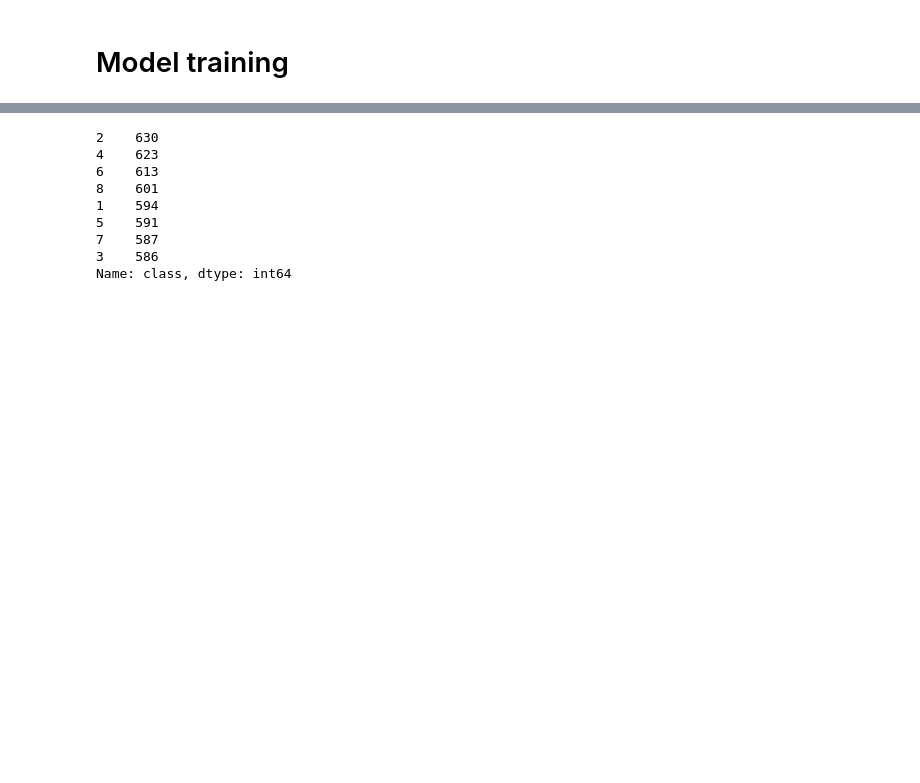
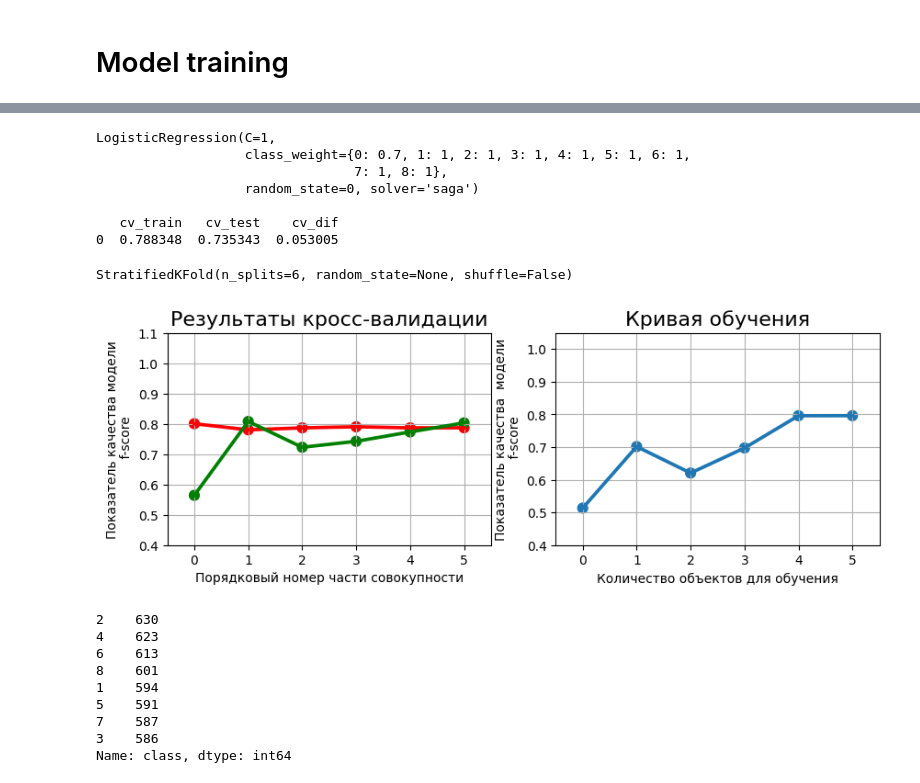
Before and after one commit to gesture-classification/test_task, a Jupyter notebook: notebooks/Project.ipynb, the cells around one changed output, grey strips where cells are left out. Saved outputs shown, nothing was run; the diff lists cells and outputs as text; code cells hidden in the pictures; blank space fills up the shorter version.

```diff
--- a/notebooks/Project.ipynb
+++ b/notebooks/Project.ipynb
@@ -269,7 +262,7 @@ def stratified_cross_valid(model: LogisticRegression,
     кросс-валидации, кривой достаточности данных и таблицы с результатами
     """
     print(model)
-    cv_splitter = StratifiedKFold(n_splits = n, random_state=seed_value)
+    cv_splitter = StratifiedKFold(n_splits = n)
 
     metric_table = pd.DataFrame()
 
@@ -299,7 +292,7 @@ def stratified_cross_valid(model: LogisticRegression,
     fig, ax = plt.subplots(1,2, figsize=(10, 3))
     sns.pointplot(x=np.arange(n), y=cv_res['train_score'], color = 'r', ax=ax[0])
     sns.pointplot(x=np.arange(n), y=cv_res['test_score'], color = 'g', ax=ax[0])
-    ax[0].set_title('Результаты кросс-валидации', fontsize=16)
+    ax[0].set_title('Результаты кросс-валидации', fontsize=14)
     ax[0].set_xlabel('Порядковый номер части совокупности')
     ax[0].set_ylabel('Показатель качества модели\n f-score')
     ax[0].set_ylim(0.4, 1.1)
@@ -318,13 +311,13 @@ def stratified_cross_valid(model: LogisticRegression,
         result.append(res)
 
     sns.pointplot(x=np.arange(n), y=result, ax=ax[1])
-    ax[1].set_title('Кривая обучения', fontsize=16)
+    ax[1].set_title('Кривая обучения', fontsize=14)
     ax[1].set_xlabel('Количество объектов для обучения')
     ax[1].set_ylabel('Показатель качества  модели\n f-score')
     ax[1].set_ylim(0.4, 1.05)
     ax[1].grid(); # показать сетку
     #plt.show()
-    print ()
+    print()
 
     print(metric_table.sort_values(by ='cv_test'))
-    print ()
+    print()
@@ -361,2 +337,28 @@ df_y_train
+# %%
+# Уравновешивание классов
+weights = {0:0.7, 1:1, 2:1, 3:1, 4:1, 5:1, 6:1, 7:1, 8:1}
+
+logreg = LogisticRegression(
+    solver='saga',   # 'liblinear' 'saga' 'newton-cg'
+    random_state=seed_value,
+    C=1, #  1, 10, 100, 500
+    class_weight=weights,
+    #penalty='l1' #'l1', 'l2', 'elasticnet'
+)
+
+stratified_cross_valid(logreg, X_train_flat, df_y_train['class'], 6, 'f1_macro')
+
+cv_splitter = StratifiedKFold(n_splits = 6)
+display(cv_splitter);
+# %% [output]
+LogisticRegression(C=1,
+                   class_weight={0: 0.7, 1: 1, 2: 1, 3: 1, 4: 1, 5: 1, 6: 1,
+                                 7: 1, 8: 1},
+                   random_state=0, solver='saga')
+
+   cv_train   cv_test    cv_dif
+0  0.788348  0.735343  0.053005
+StratifiedKFold(n_splits=6, random_state=None, shuffle=False)
+[figure, added]
 # %%
 #Обучаем модель
```
Also changed, not shown: parts of 7 cells of this notebook, 1 other file.
